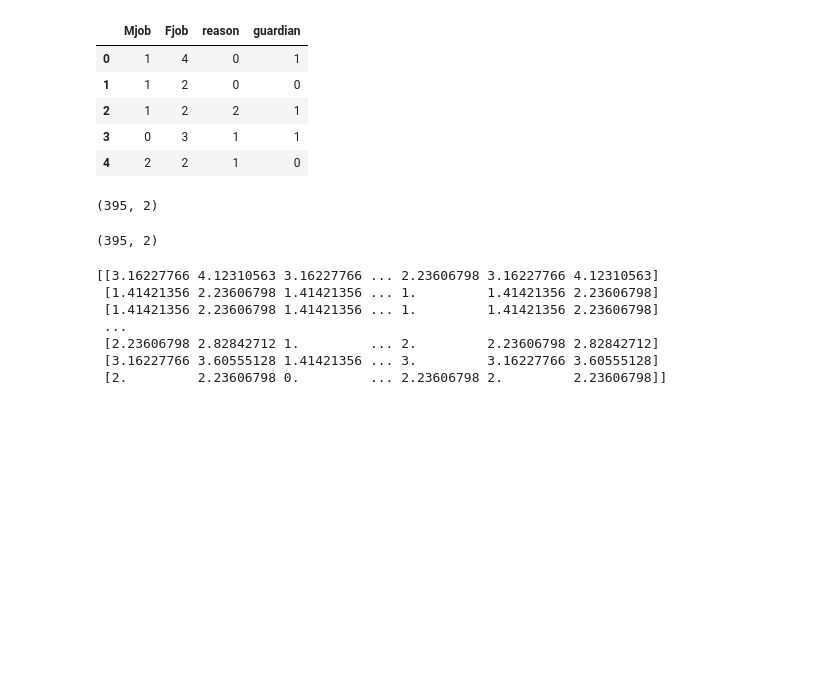
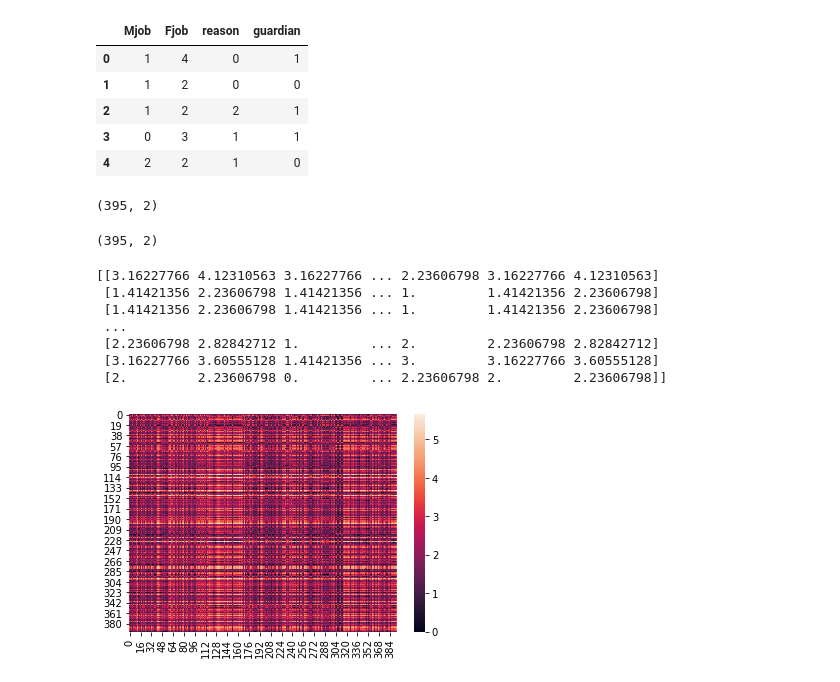
Before and after one commit to Naina-Kshatri/18CSE079-DMDWLAb, a Jupyter notebook: Assignment5.ipynb, the cells around one changed output. Drawn from its saved outputs; the diff is of its cells as text; code cells hidden in the pictures; blank space fills up the shorter version.

```diff
--- a/Assignment5.ipynb
+++ b/Assignment5.ipynb
@@ -6,7 +6,7 @@ import numpy as np
 import matplotlib.pyplot as plt
 import seaborn as sbs
 # %%
-url="https://raw.githubusercontent.com/Naina-Kshatri/18cse086_dmdw/main/student-mat.csv"
+url="https://raw.githubusercontent.com/Naina-Kshatri/18CSE079-DMDWLAb/main/student-mat.csv"
 df=pd.read_csv(url)
 df.head()
 # %% [output]
@@ -192,3 +192,8 @@ print(dist_matrix2)
  [2.23606798 2.82842712 1.         ... 2.         2.23606798 2.82842712]
  [3.16227766 3.60555128 1.41421356 ... 3.         3.16227766 3.60555128]
  [2.         2.23606798 0.         ... 2.23606798 2.         2.23606798]]
+# %%
+sbs.heatmap(dist_matrix2)
+plt.show()
+# %% [output]
+[figure, added]
```
